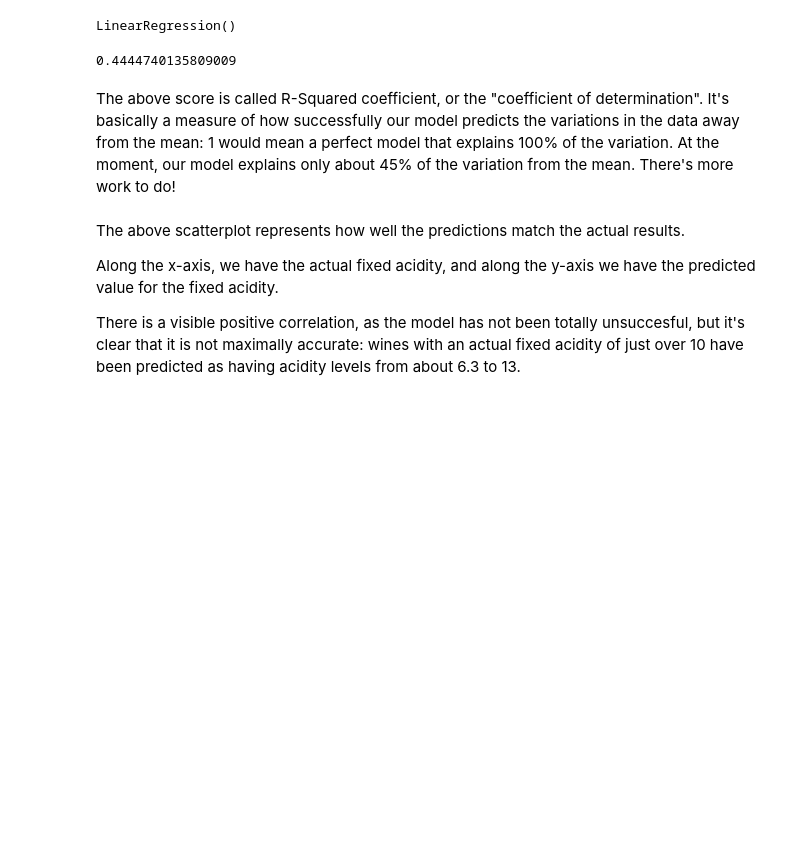
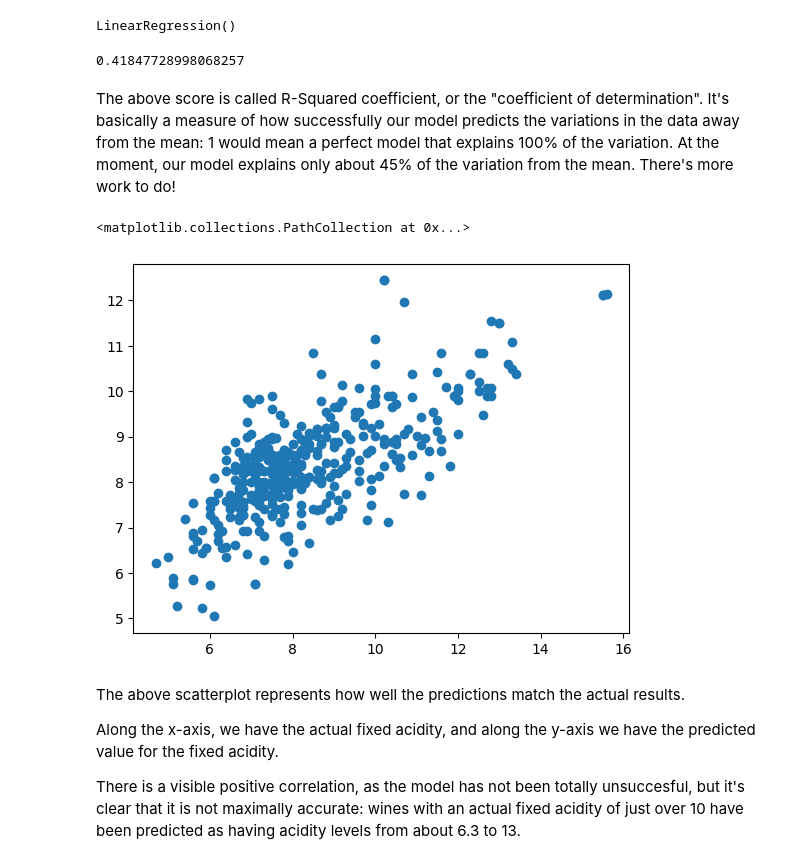
Before and after one commit to MsEM11/Linear_Regression_Case_Study, a Jupyter notebook: Springboard Regression Case Study - the Red Wine Dataset - Tier 3.ipynb, the cells around one changed output. Saved outputs shown, nothing was run; the diff lists cells and outputs as text; code cells hidden in the pictures; blank space fills up the shorter version.

```diff
--- a/Springboard Regression Case Study - the Red Wine Dataset - Tier 3.ipynb
+++ b/Springboard Regression Case Study - the Red Wine Dataset - Tier 3.ipynb
@@ -252,12 +252,12 @@ To be sure, for our first model, we're only going to focus on two variables: fix
 We'll be using [sklearn](https://scikit-learn.org/stable/modules/generated/sklearn.model_selection.train_test_split.html) here. Don't worry if not all of the syntax makes sense; just follow the rationale for what we're doing.
 # %%
 # Subsetting our data into our dependent and independent variables.
-density = wines['density']
-acidity = wines['fixed.acidity']
+X = wines['density']
+y = wines['fixed.acidity']
 
 # Split the data. This line uses the sklearn function train_test_split().
 # The test_size parameter means we can train with 75% of the data, and test on 25%.
-X_train, X_test, y_train, y_test = train_test_split(density, acidity, test_size=0.25)
+X_train, X_test, y_train, y_test = train_test_split(X, y, test_size=0.25)
 # %%
 # We now want to check the shape of the X train, y_train, X_test and y_test to make sure the proportions are right.
 print(f"X_train: {X_train.shape}\ny_train: {y_train.shape}\nX_test: {X_test.shape}\ny_test: {y_test.shape}")
@@ -284,17 +284,20 @@ LinearRegression()
 # Evaluate the model
 rModel.score(X_train_shape,y_train)
 # %% [output]
-0.4444740135809009
+0.41847728998068257
 # %% [markdown]
 The above score is called R-Squared coefficient, or the "coefficient of determination". It's basically a measure of how successfully our model predicts the variations in the data away from the mean: 1 would mean a perfect model that explains 100% of the variation. At the moment, our model explains only about 45% of the variation from the mean. There's more work to do!
 # %%
 # Use the model to make predictions about our test data
 slope = rModel.coef_
 y_int = rModel.intercept_
-y_predicted = slope * X_test + y_
+y_predicted = slope * X_test + y_int
 # %%
 # Let's plot the predictions against the actual result. Use scatter()
-_ _ _
+plt.scatter(y_test, y_predicted,)
+# %% [output]
+<matplotlib.collections.PathCollection at 0x...>
+[figure, added]
 # %% [markdown]
 The above scatterplot represents how well the predictions match the actual results.
 
```
Also changed, not shown: parts of 8 cells of this notebook.
